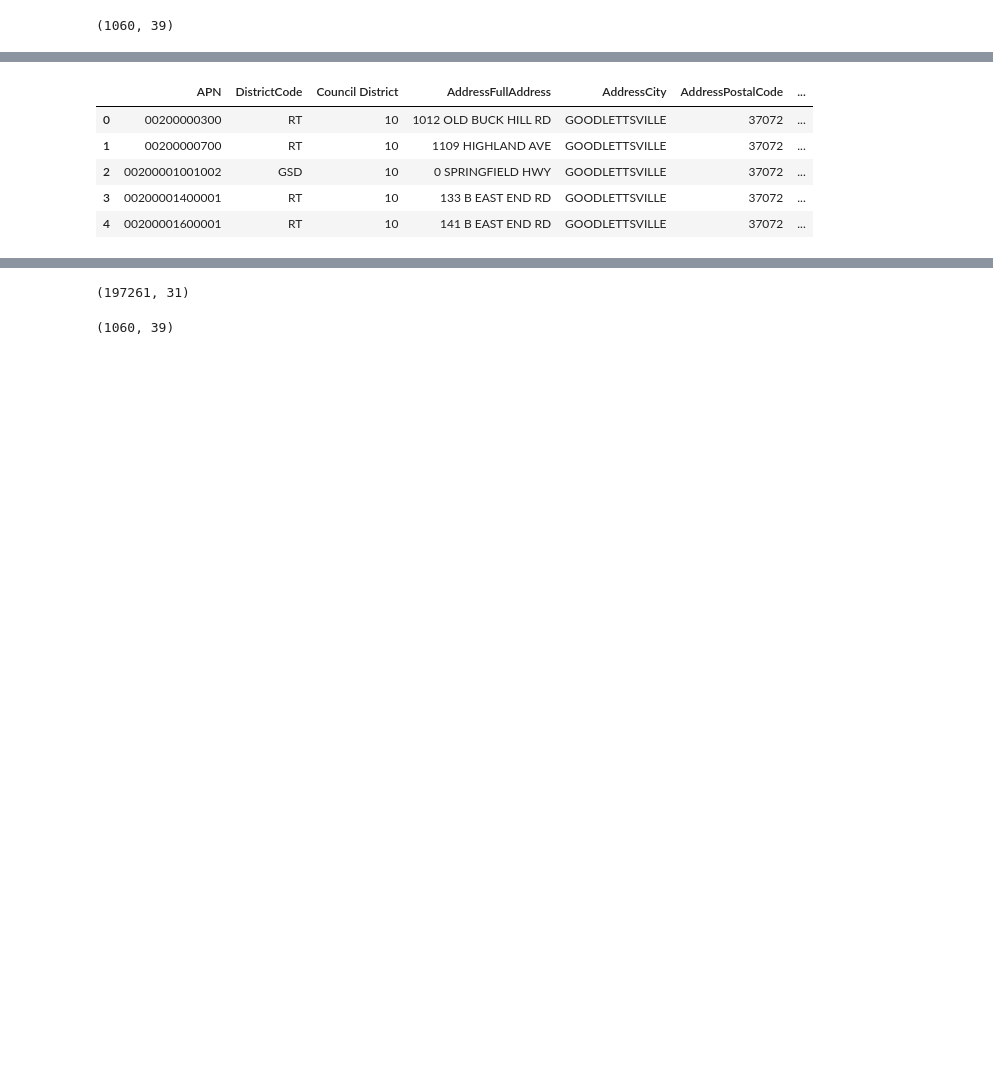
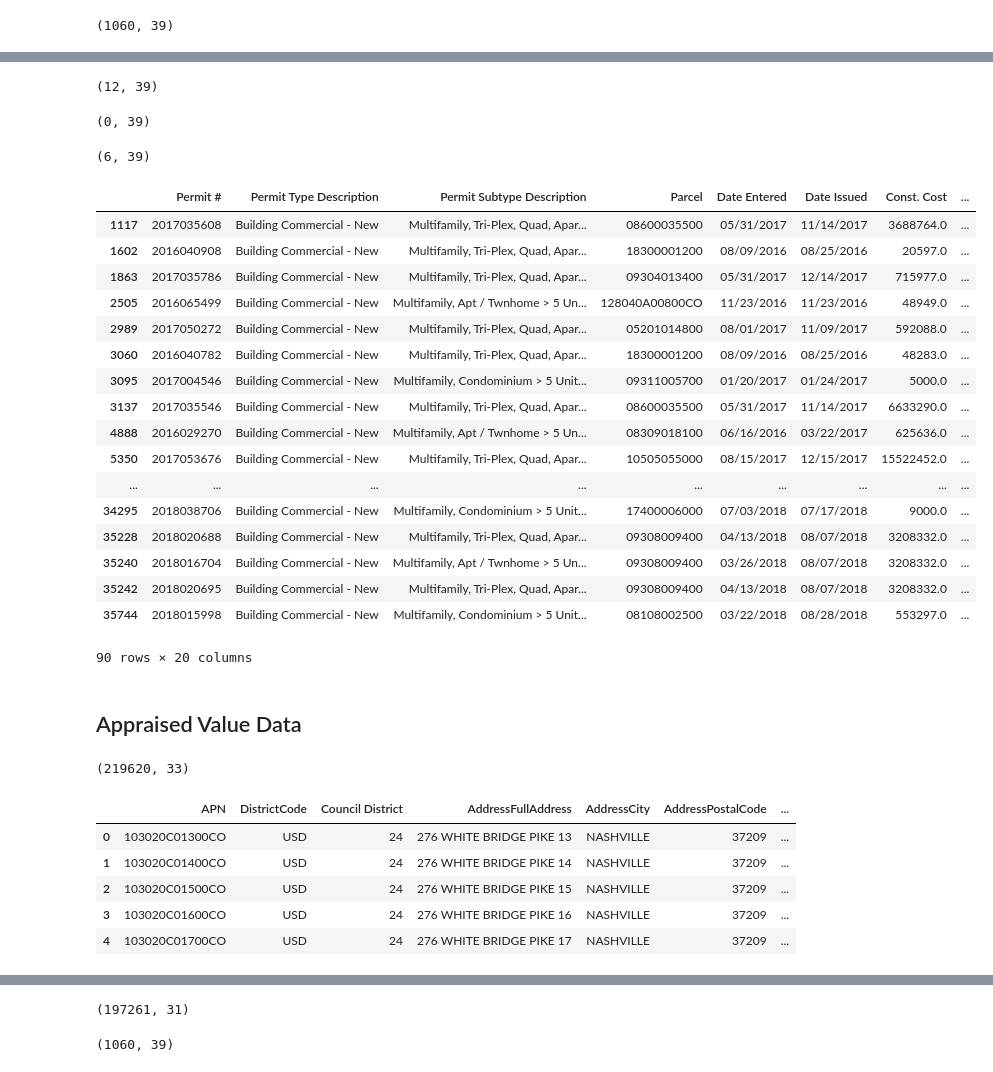
Before and after one commit to Cjcarlevato/data-question-4-affordable-housing-green-dogs, a Jupyter notebook: DQ4_Michael.ipynb, the cells around one changed output, grey strips where cells are left out. Saved outputs shown, nothing was run; the diff lists cells and outputs as text; code cells hidden in the pictures; blank space fills up the shorter version.

```diff
--- a/DQ4_Michael.ipynb
+++ b/DQ4_Michael.ipynb
@@ -86,0 +92,4 @@ Name: 37, dtype: object
+# %%
+com_rebuild.shape
+# %% [output]
+(12, 39)
@@ -86,0 +98,4 @@ Name: 37, dtype: object
+# %%
+res_to_com.shape
+# %% [output]
+(0, 39)
@@ -87,3 +104,30 @@ Name: 37, dtype: object
+# %%
+com_to_res.shape
+# %% [output]
+(6, 39)
+# %%
+bp.loc[(bp['Permit Type'] == 'CACN') & (bp['Permit Subtype'].isin(new_commercial))]
+# %% [output]
+|  | Permit # | Permit Type Description | Permit Subtype Description | Parcel | Date Entered | Date Issued | Const. Cost | ... |
+| 1117 | 2017035608 | Building Commercial - New | Multifamily, Tri-Plex, Quad, Apar... | 08600035500 | 05/31/2017 | 11/14/2017 | 3688764.0 | ... |
+| 1602 | 2016040908 | Building Commercial - New | Multifamily, Tri-Plex, Quad, Apar... | 18300001200 | 08/09/2016 | 08/25/2016 | 20597.0 | ... |
+| 1863 | 2017035786 | Building Commercial - New | Multifamily, Tri-Plex, Quad, Apar... | 09304013400 | 05/31/2017 | 12/14/2017 | 715977.0 | ... |
+| 2505 | 2016065499 | Building Commercial - New | Multifamily, Apt / Twnhome > 5 Un... | 128040A00800CO | 11/23/2016 | 11/23/2016 | 48949.0 | ... |
+| 2989 | 2017050272 | Building Commercial - New | Multifamily, Tri-Plex, Quad, Apar... | 05201014800 | 08/01/2017 | 11/09/2017 | 592088.0 | ... |
+| 3060 | 2016040782 | Building Commercial - New | Multifamily, Tri-Plex, Quad, Apar... | 18300001200 | 08/09/2016 | 08/25/2016 | 48283.0 | ... |
+| 3095 | 2017004546 | Building Commercial - New | Multifamily, Condominium > 5 Unit... | 09311005700 | 01/20/2017 | 01/24/2017 | 5000.0 | ... |
+| 3137 | 2017035546 | Building Commercial - New | Multifamily, Tri-Plex, Quad, Apar... | 08600035500 | 05/31/2017 | 11/14/2017 | 6633290.0 | ... |
+| 4888 | 2016029270 | Building Commercial - New | Multifamily, Apt / Twnhome > 5 Un... | 08309018100 | 06/16/2016 | 03/22/2017 | 625636.0 | ... |
+| 5350 | 2017053676 | Building Commercial - New | Multifamily, Tri-Plex, Quad, Apar... | 10505055000 | 08/15/2017 | 12/15/2017 | 15522452.0 | ... |
+| ... | ... | ... | ... | ... | ... | ... | ... | ... |
+| 34295 | 2018038706 | Building Commercial - New | Multifamily, Condominium > 5 Unit... | 17400006000 | 07/03/2018 | 07/17/2018 | 9000.0 | ... |
+| 35228 | 2018020688 | Building Commercial - New | Multifamily, Tri-Plex, Quad, Apar... | 09308009400 | 04/13/2018 | 08/07/2018 | 3208332.0 | ... |
+| 35240 | 2018016704 | Building Commercial - New | Multifamily, Apt / Twnhome > 5 Un... | 09308009400 | 03/26/2018 | 08/07/2018 | 3208332.0 | ... |
+| 35242 | 2018020695 | Building Commercial - New | Multifamily, Tri-Plex, Quad, Apar... | 09308009400 | 04/13/2018 | 08/07/2018 | 3208332.0 | ... |
+| 35744 | 2018015998 | Building Commercial - New | Multifamily, Condominium > 5 Unit... | 08108002500 | 03/22/2018 | 08/28/2018 | 553297.0 | ... |
+90 rows × 20 columns
+# %% [markdown]
+## Appraised Value Data
 # %%
 sf2009 = pd.read_csv('data/2009SINGLEFAMILYSF.txt')
 sf2013 = pd.read_csv('data/2013SINGLEFAMILYSF.txt')
@@ -93,9 +137,13 @@ sf = pd.merge(pd.merge(sf2009, sf2013, on = 'AddressFullAddress'), sf2017, on =
+# %%
+sf.shape
+# %% [output]
+(219620, 33)
 # %%
-sf2009.head()
+sf2017.head()
 # %% [output]
 |  | APN | DistrictCode | Council District | AddressFullAddress | AddressCity | AddressPostalCode | ... |
-| 0 | 00200000300 | RT | 10 | 1012 OLD BUCK HILL RD | GOODLETTSVILLE | 37072 | ... |
-| 1 | 00200000700 | RT | 10 | 1109 HIGHLAND AVE | GOODLETTSVILLE | 37072 | ... |
-| 2 | 00200001001002 | GSD | 10 | 0 SPRINGFIELD HWY | GOODLETTSVILLE | 37072 | ... |
-| 3 | 00200001400001 | RT | 10 | 133 B EAST END RD | GOODLETTSVILLE | 37072 | ... |
-| 4 | 00200001600001 | RT | 10 | 141 B EAST END RD | GOODLETTSVILLE | 37072 | ... |
+| 0 | 103020C01300CO | USD | 24 | 276 WHITE BRIDGE PIKE 13 | NASHVILLE | 37209 | ... |
+| 1 | 103020C01400CO | USD | 24 | 276 WHITE BRIDGE PIKE 14 | NASHVILLE | 37209 | ... |
+| 2 | 103020C01500CO | USD | 24 | 276 WHITE BRIDGE PIKE 15 | NASHVILLE | 37209 | ... |
+| 3 | 103020C01600CO | USD | 24 | 276 WHITE BRIDGE PIKE 16 | NASHVILLE | 37209 | ... |
+| 4 | 103020C01700CO | USD | 24 | 276 WHITE BRIDGE PIKE 17 | NASHVILLE | 37209 | ... |
```
Also changed, not shown: parts of 85 cells of this notebook.
